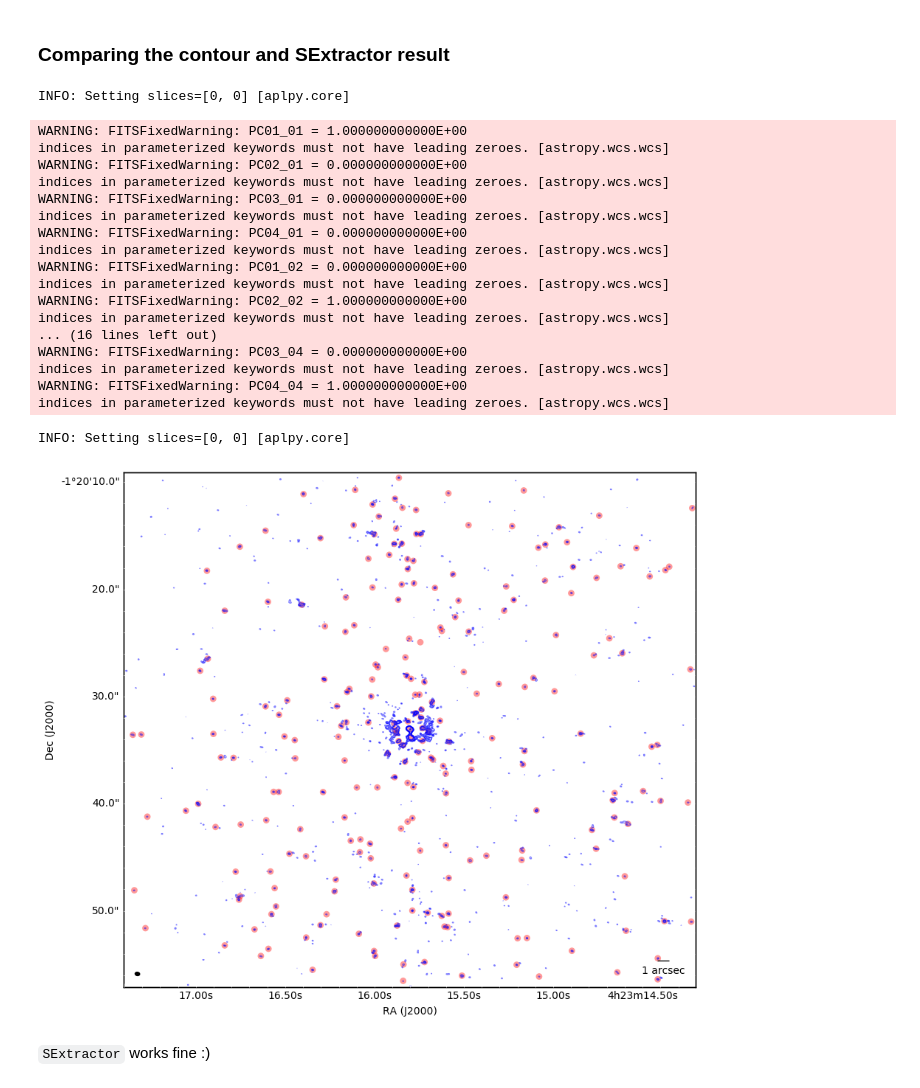
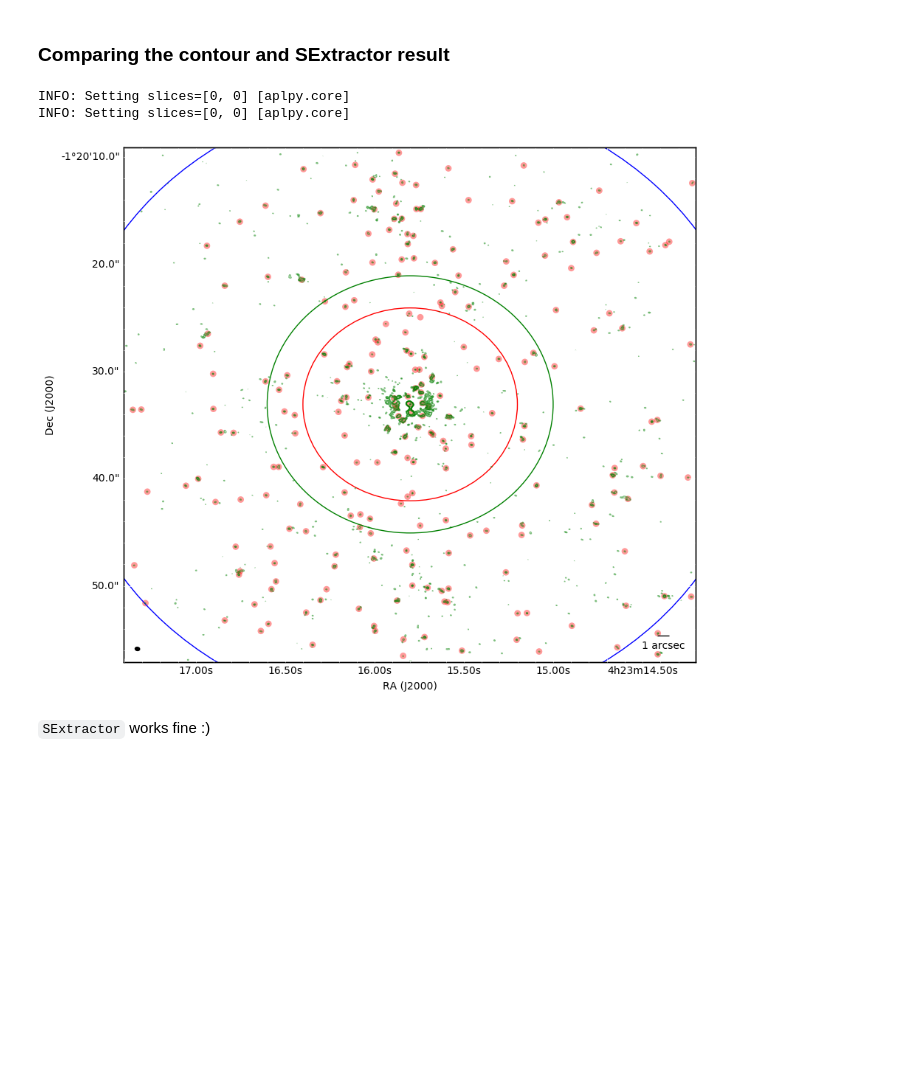
Before and after one commit to ridlo/radio_notebooks, a Jupyter notebook: comparing_sextractor_NED_B6.ipynb, the cells around one changed output. Saved outputs shown, nothing was run; the diff lists cells and outputs as text; code cells hidden in the pictures; blank space fills up the shorter version.

```diff
--- a/comparing_sextractor_NED_B6.ipynb
+++ b/comparing_sextractor_NED_B6.ipynb
@@ -46,48 +46,37 @@ flux.min(), flux.max(), flux.mean()
 B6 = './images/J0423-0120_B6.fits'
 rmsB6 = 3.4E-05
 # %%
-multp = np.array([2.5, 3, 3.5, 4.5, 5, 5.5, 6, 10, 100, 1000, 10000])
+multp = np.array([2.5, 3, 3.5, 4.5, 5, 5.5, 6, 10, 100, 1000, 10000]) # sigma
 lvlB6 = rmsB6*multp
+
+center_x = [65.815836375, 65.815836375, 65.81583637500]
+center_y= [-1.342518194444, -1.342518194444, -1.342518194444]
+PB = np.array([58., 24.,18.])/3600.0 # in deg
 # %% [markdown]
 ### Comparing the contour and SExtractor result
 # %%
 fig = aplpy.FITSFigure(B6)
 fig.add_beam()
 fig.beam.set_color('black')
 fig.add_scalebar(1 * u.arcsecond)
 fig.scalebar.set_label('1 arcsec')
 fig.scalebar.set_color("black")
 
-fig.show_contour(B6, colors='blue', levels=lvlB6, alpha=0.5)
+fig.show_contour(B6, colors='green', levels=lvlB6, alpha=0.5)
 
 #marker_size =  50 * flux/flux.max()
 fig.show_markers(ra, dec, edgecolor='none', facecolor='red', marker='o', s=40, alpha=0.4)
+# primary beam circle
+fig.show_circles(center_x, center_y, PB/2.0, edgecolor=['blue', 'green', 'red'])
 
 #for i, lbl in enumerate(label):
 #    fig.add_label(ra[i], dec[i]-0.00032, lbl)
 
 #fig.show_colorscale()
 # %% [output]
 INFO: Setting slices=[0, 0] [aplpy.core]
+INFO: Setting slices=[0, 0] [aplpy.core]
-WARNING: FITSFixedWarning: PC01_01 = 1.000000000000E+00
-indices in parameterized keywords must not have leading zeroes. [astropy.wcs.wcs]
-WARNING: FITSFixedWarning: PC02_01 = 0.000000000000E+00
-indices in parameterized keywords must not have leading zeroes. [astropy.wcs.wcs]
-WARNING: FITSFixedWarning: PC03_01 = 0.000000000000E+00
-indices in parameterized keywords must not have leading zeroes. [astropy.wcs.wcs]
-WARNING: FITSFixedWarning: PC04_01 = 0.000000000000E+00
-indices in parameterized keywords must not have leading zeroes. [astropy.wcs.wcs]
-WARNING: FITSFixedWarning: PC01_02 = 0.000000000000E+00
-indices in parameterized keywords must not have leading zeroes. [astropy.wcs.wcs]
-WARNING: FITSFixedWarning: PC02_02 = 1.000000000000E+00
-indices in parameterized keywords must not have leading zeroes. [astropy.wcs.wcs]
-... (16 lines left out)
-WARNING: FITSFixedWarning: PC03_04 = 0.000000000000E+00
-indices in parameterized keywords must not have leading zeroes. [astropy.wcs.wcs]
-WARNING: FITSFixedWarning: PC04_04 = 1.000000000000E+00
-indices in parameterized keywords must not have leading zeroes. [astropy.wcs.wcs]
-INFO: Setting slices=[0, 0] [aplpy.core]
-[figure, old version]
+[figure, new version]
 # %% [markdown]
 <code>SExtractor</code> works fine :)
 # %% [markdown]
```
Also changed, not shown: parts of 1 cell of this notebook, 2 other files.
